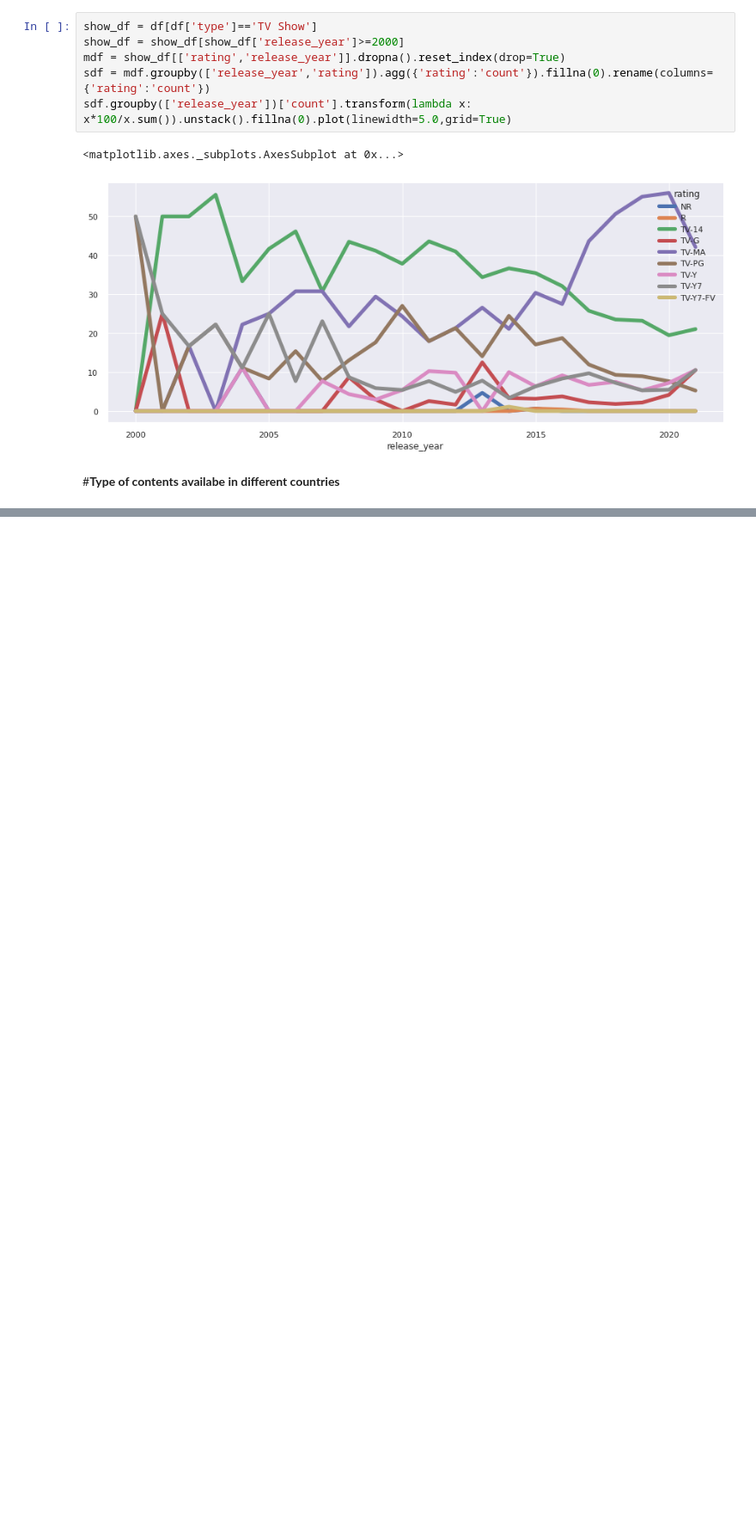
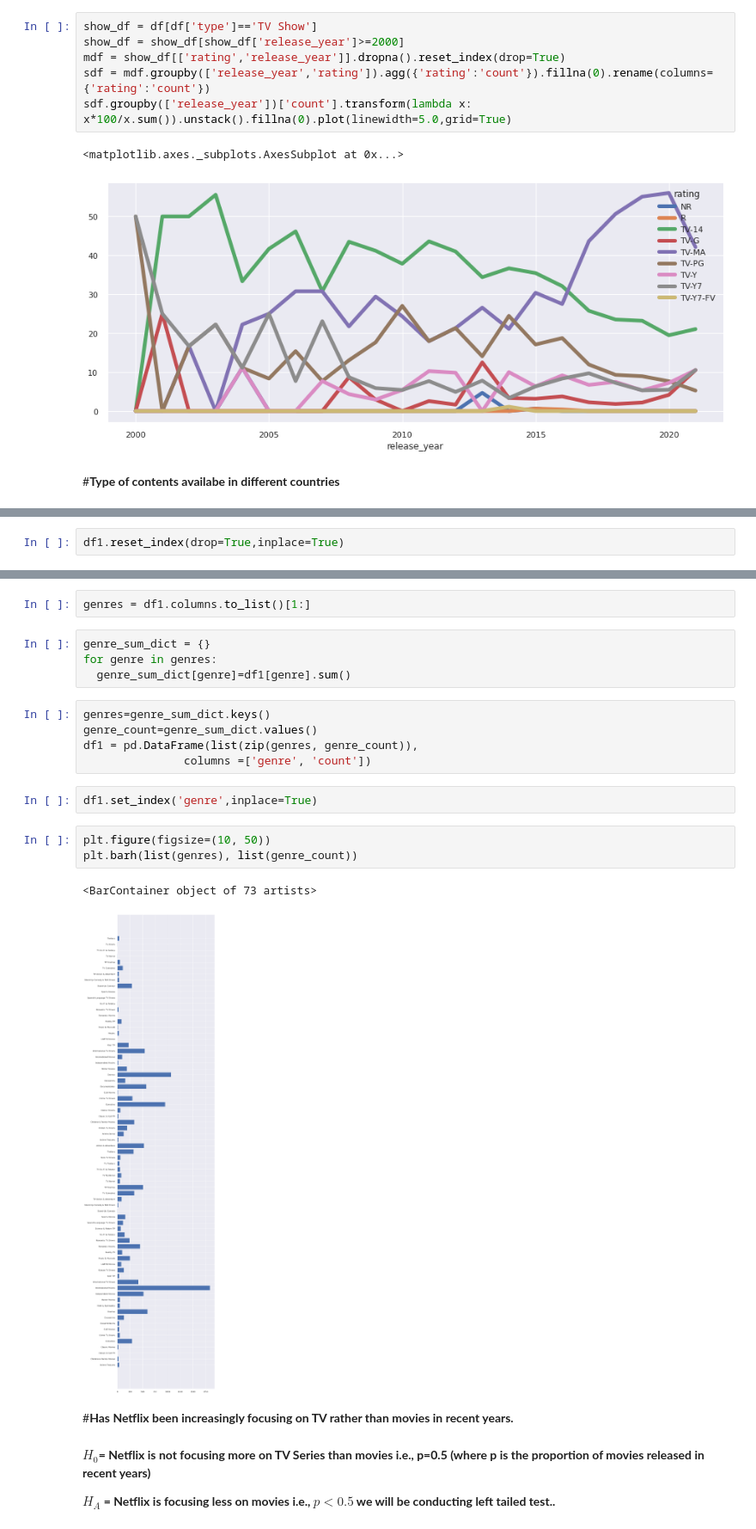
Before and after one commit to Aashishc-prog/NETFLIX_Recommender_system, a Jupyter notebook: Capstone_Netflix_Recommender_system.ipynb, the cells around one changed output, grey strips where cells are left out. Shown at 86% size. Cells and saved outputs as stored; diff of their text form; blank space fills up the shorter version.

```diff
--- a/Capstone_Netflix_Recommender_system.ipynb
+++ b/Capstone_Netflix_Recommender_system.ipynb
@@ -358,0 +436,2 @@ sdf.groupby(['release_year'])['count'].transform(lambda x: x*100/x.sum()).unstac
+# %%
+df1.reset_index(drop=True,inplace=True)
@@ -358,0 +448,27 @@ sdf.groupby(['release_year'])['count'].transform(lambda x: x*100/x.sum()).unstac
+# %%
+genres = df1.columns.to_list()[1:]
+# %%
+genre_sum_dict = {}
+for genre in genres:
+  genre_sum_dict[genre]=df1[genre].sum()
+# %%
+genres=genre_sum_dict.keys()
+genre_count=genre_sum_dict.values()
+df1 = pd.DataFrame(list(zip(genres, genre_count)),
+               columns =['genre', 'count'])
+# %%
+df1.set_index('genre',inplace=True)
+# %%
+plt.figure(figsize=(10, 50))
+plt.barh(list(genres), list(genre_count))
+# %% [output]
+<BarContainer object of 73 artists>
+[figure, added]
+# %% [markdown]
+#**Has Netflix been increasingly focusing on TV rather than movies in recent years.**
+# %% [markdown]
+**$H_{0}$= Netflix is not focusing more on TV Series than movies i.e., p=0.5 (where p is the proportion of movies released in recent years)**
+
+
+
+**$H_{A}$ = Netflix is focusing less on movies i.e., $p<0.5$ we will be conducting left tailed test..**
```
Also changed, not shown: parts of 13 cells of this notebook.
